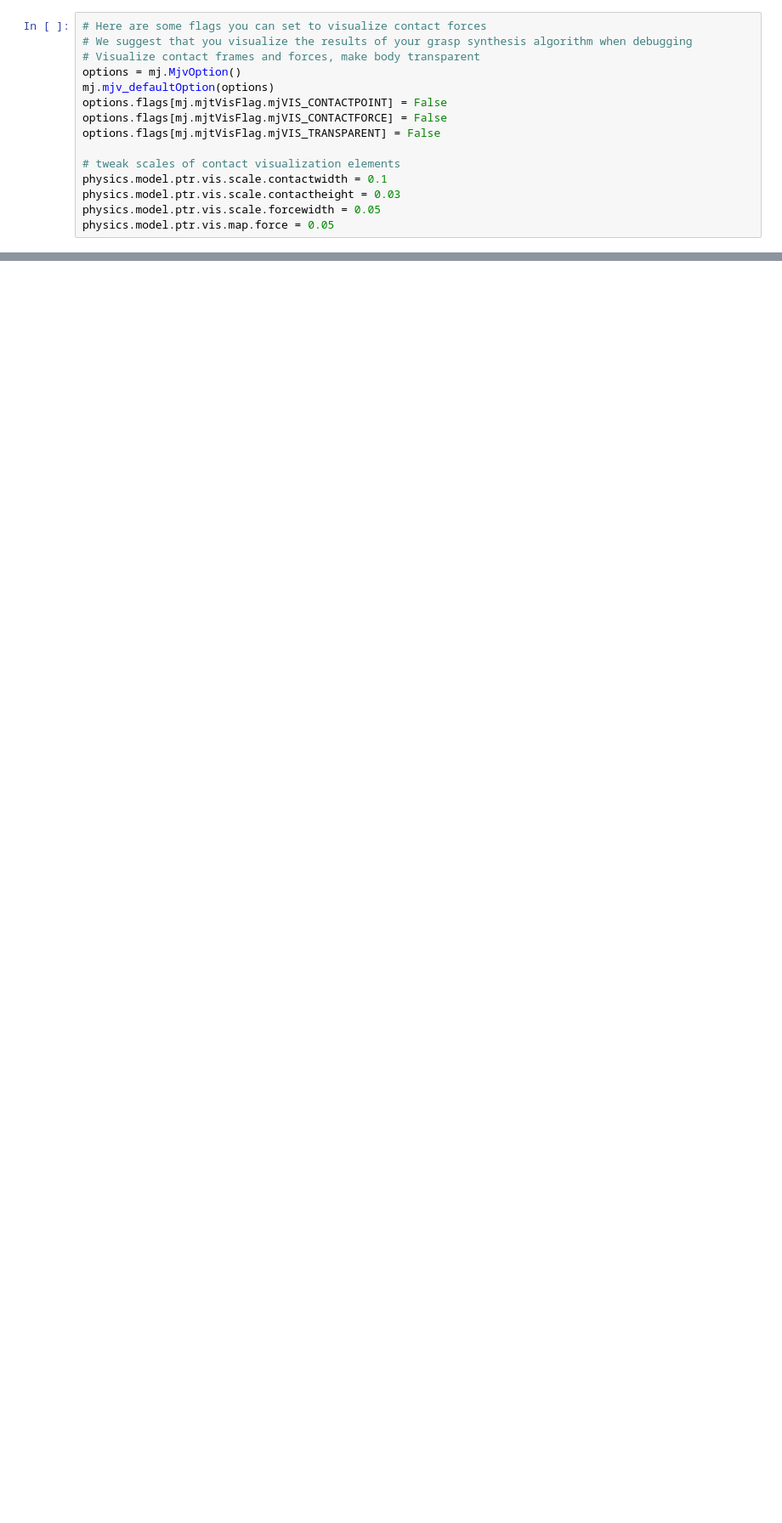
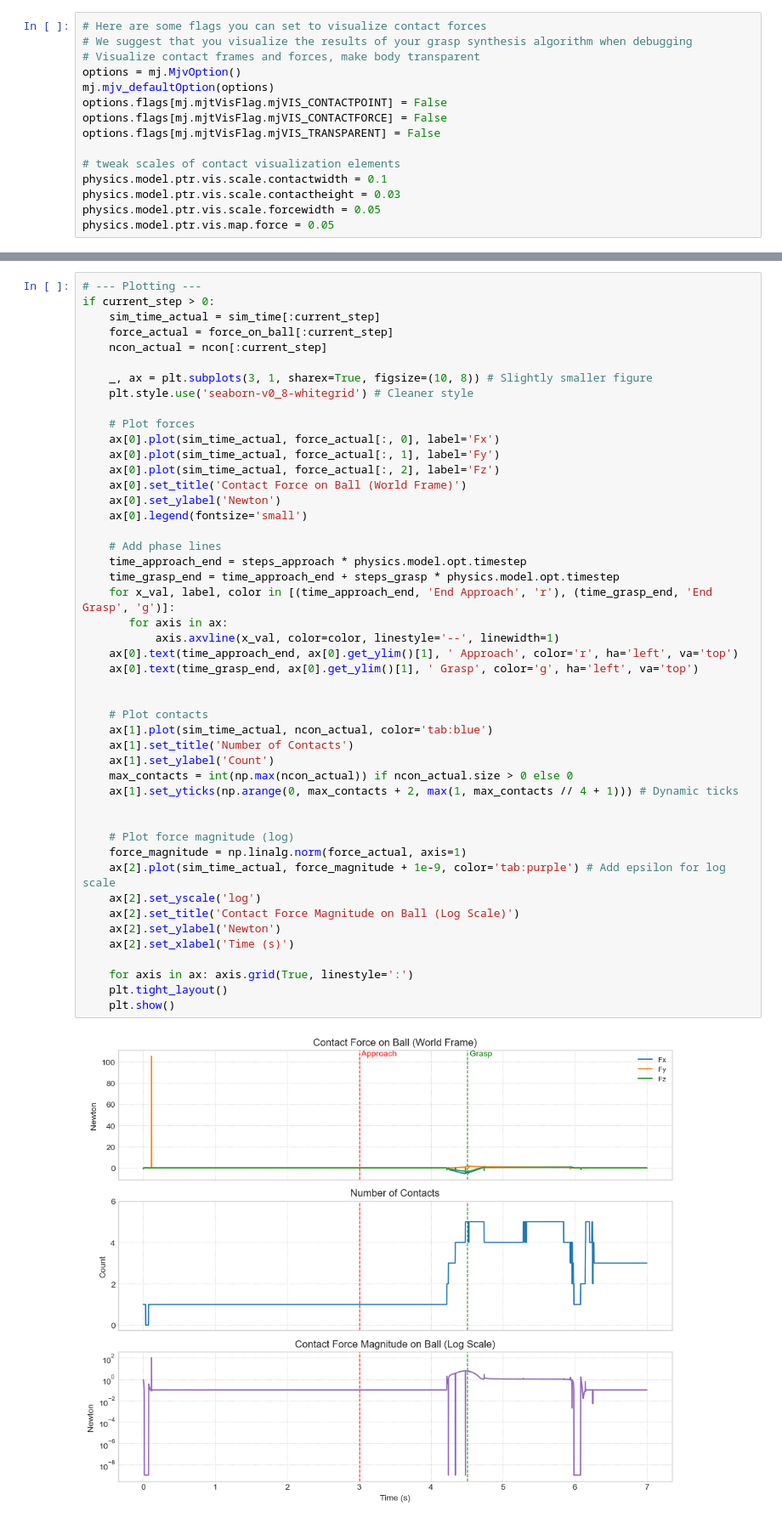
Before and after one commit to ucb-ee106-classrooms/project-3-jsa, a Jupyter notebook: project4/main.ipynb, the cells around one changed output, grey strips where cells are left out. Shown at 85% size. Drawn from its saved outputs; the diff is of its cells as text; blank space fills up the shorter version.

```diff
--- a/project4/main.ipynb
+++ b/project4/main.ipynb
@@ -446 +576,50 @@ ax[2].set_ylabel('Newton')
+# %%
+# --- Plotting ---
+if current_step > 0:
+    sim_time_actual = sim_time[:current_step]
+    force_actual = force_on_ball[:current_step]
+    ncon_actual = ncon[:current_step]
+
+    _, ax = plt.subplots(3, 1, sharex=True, figsize=(10, 8)) # Slightly smaller figure
+    plt.style.use('seaborn-v0_8-whitegrid') # Cleaner style
+
+    # Plot forces
+    ax[0].plot(sim_time_actual, force_actual[:, 0], label='Fx')
+    ax[0].plot(sim_time_actual, force_actual[:, 1], label='Fy')
+    ax[0].plot(sim_time_actual, force_actual[:, 2], label='Fz')
+    ax[0].set_title('Contact Force on Ball (World Frame)')
+    ax[0].set_ylabel('Newton')
+    ax[0].legend(fontsize='small')
+
+    # Add phase lines
+    time_approach_end = steps_approach * physics.model.opt.timestep
+    time_grasp_end = time_approach_end + steps_grasp * physics.model.opt.timestep
+    for x_val, label, color in [(time_approach_end, 'End Approach', 'r'), (time_grasp_end, 'End Grasp', 'g')]:
+       for axis in ax:
+           axis.axvline(x_val, color=color, linestyle='--', linewidth=1)
+    ax[0].text(time_approach_end, ax[0].get_ylim()[1], ' Approach', color='r', ha='left', va='top')
+    ax[0].text(time_grasp_end, ax[0].get_ylim()[1], ' Grasp', color='g', ha='left', va='top')
+
+
+    # Plot contacts
+    ax[1].plot(sim_time_actual, ncon_actual, color='tab:blue')
+    ax[1].set_title('Number of Contacts')
+    ax[1].set_ylabel('Count')
+    max_contacts = int(np.max(ncon_actual)) if ncon_actual.size > 0 else 0
+    ax[1].set_yticks(np.arange(0, max_contacts + 2, max(1, max_contacts // 4 + 1))) # Dynamic ticks
+
+
+    # Plot force magnitude (log)
+    force_magnitude = np.linalg.norm(force_actual, axis=1)
+    ax[2].plot(sim_time_actual, force_magnitude + 1e-9, color='tab:purple') # Add epsilon for log scale
+    ax[2].set_yscale('log')
+    ax[2].set_title('Contact Force Magnitude on Ball (Log Scale)')
+    ax[2].set_ylabel('Newton')
+    ax[2].set_xlabel('Time (s)')
+
+    for axis in ax: axis.grid(True, linestyle=':')
+    plt.tight_layout()
+    plt.show()
+# %% [output]
+[figure, added]
 # %%
```
Also changed, not shown: parts of 9 cells of this notebook, 10 other files.
